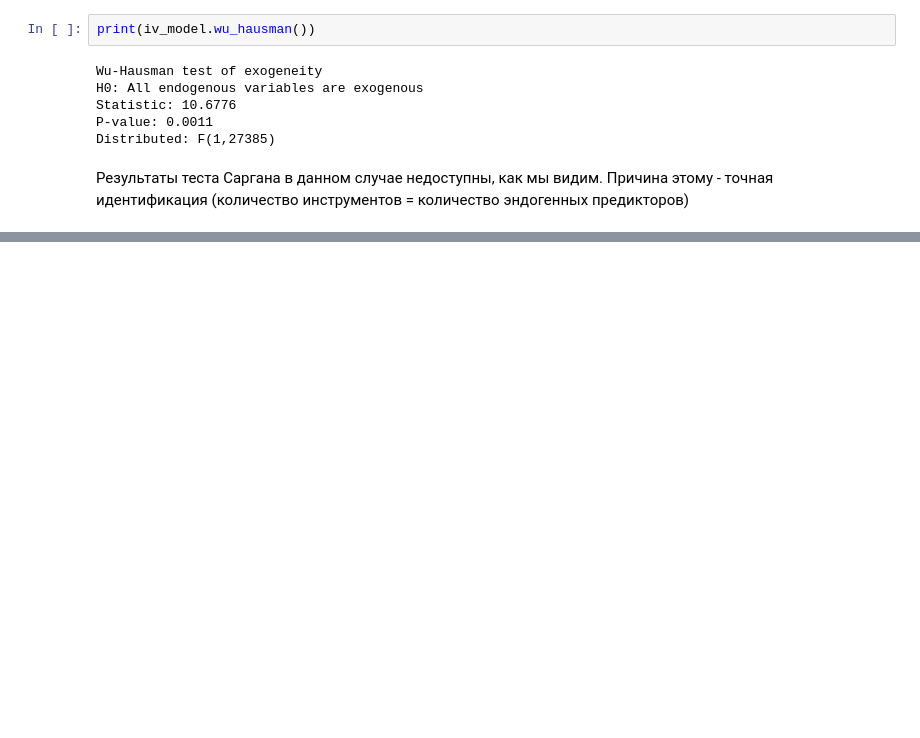
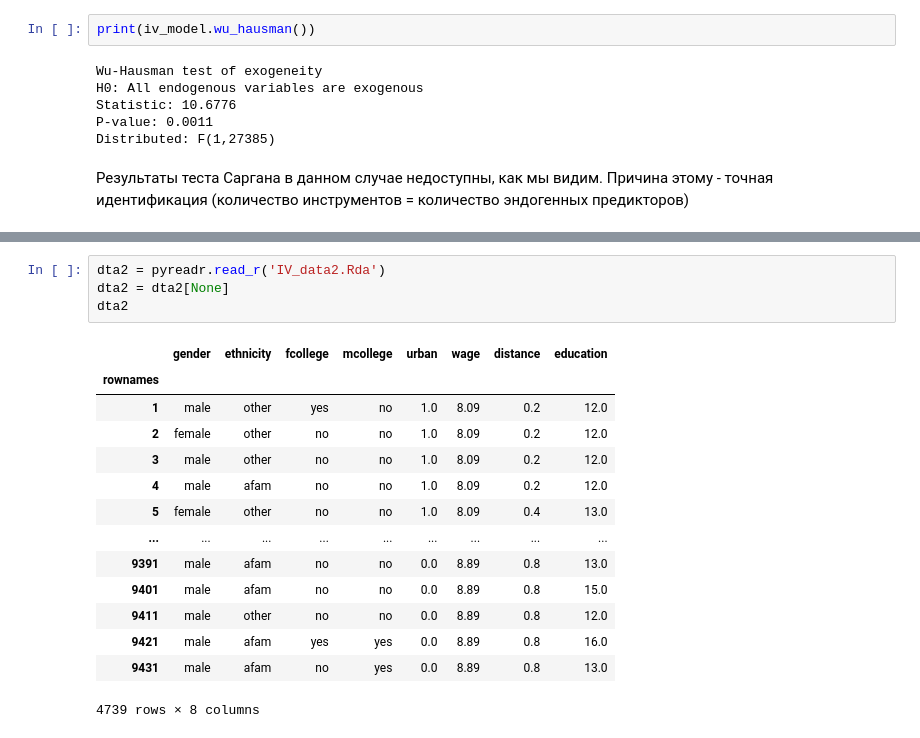
Before and after one commit to CSS-regression/CSS-regression.github.io, a Jupyter notebook: css_reg_lab13.ipynb, the cells around one changed output, grey strips where cells are left out. Cells and saved outputs as stored; diff of their text form; blank space fills up the shorter version.

```diff
--- a/css_reg_lab13.ipynb
+++ b/css_reg_lab13.ipynb
@@ -188,0 +213,19 @@ p-value: nan
+# %%
+dta2 = pyreadr.read_r('IV_data2.Rda')
+dta2 = dta2[None]
+dta2
+# %% [output]
+|  | gender | ethnicity | fcollege | mcollege | urban | wage | distance | education |
+| rownames |  |  |  |  |  |  |  |  |
+| 1 | male | other | yes | no | 1.0 | 8.09 | 0.2 | 12.0 |
+| 2 | female | other | no | no | 1.0 | 8.09 | 0.2 | 12.0 |
+| 3 | male | other | no | no | 1.0 | 8.09 | 0.2 | 12.0 |
+| 4 | male | afam | no | no | 1.0 | 8.09 | 0.2 | 12.0 |
+| 5 | female | other | no | no | 1.0 | 8.09 | 0.4 | 13.0 |
+| ... | ... | ... | ... | ... | ... | ... | ... | ... |
+| 9391 | male | afam | no | no | 0.0 | 8.89 | 0.8 | 13.0 |
+| 9401 | male | afam | no | no | 0.0 | 8.89 | 0.8 | 15.0 |
+| 9411 | male | other | no | no | 0.0 | 8.89 | 0.8 | 12.0 |
+| 9421 | male | afam | yes | yes | 0.0 | 8.89 | 0.8 | 16.0 |
+| 9431 | male | afam | no | yes | 0.0 | 8.89 | 0.8 | 13.0 |
+4739 rows × 8 columns
```
Also changed, not shown: parts of 9 cells of this notebook, 3 other files.
